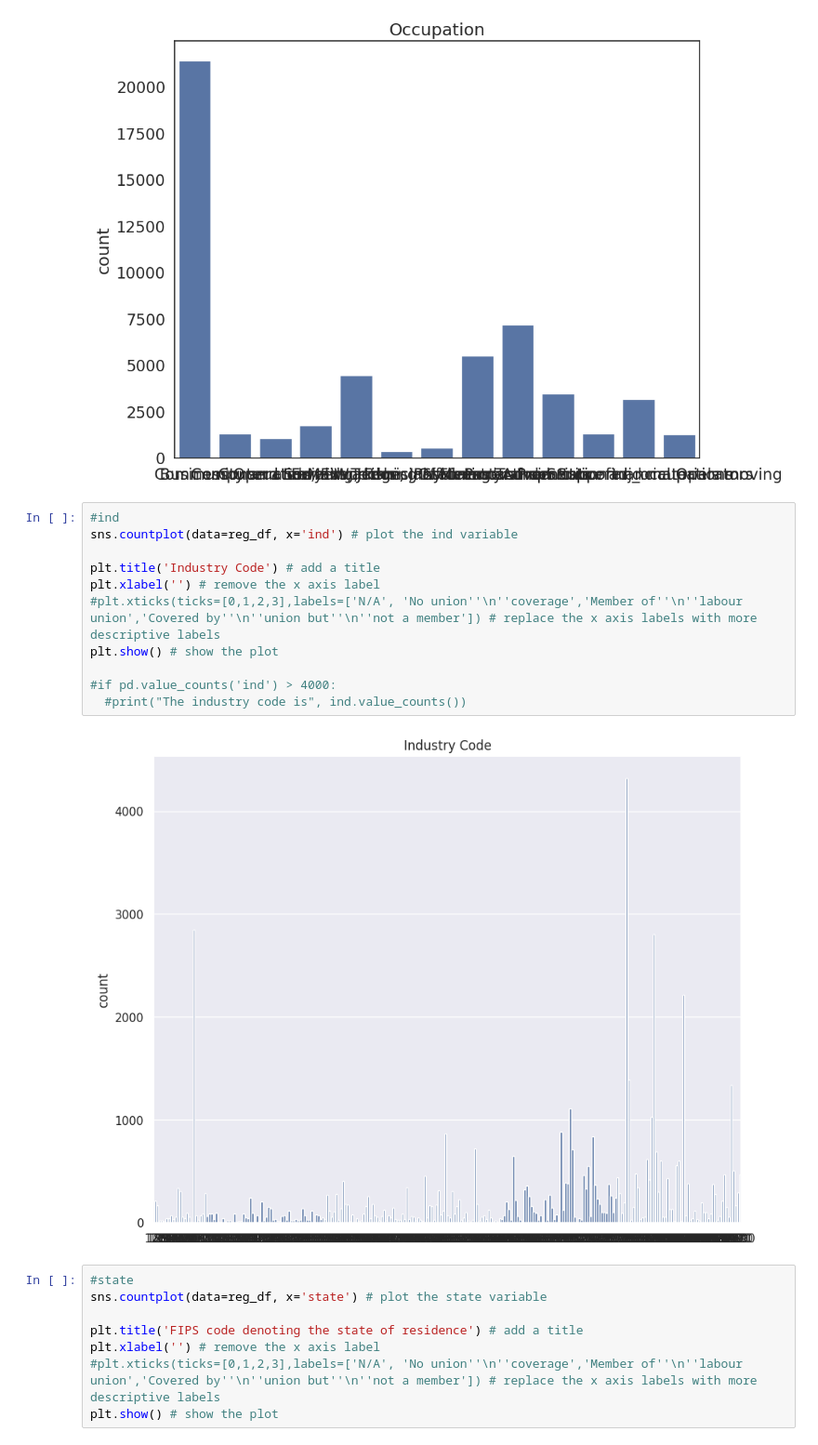
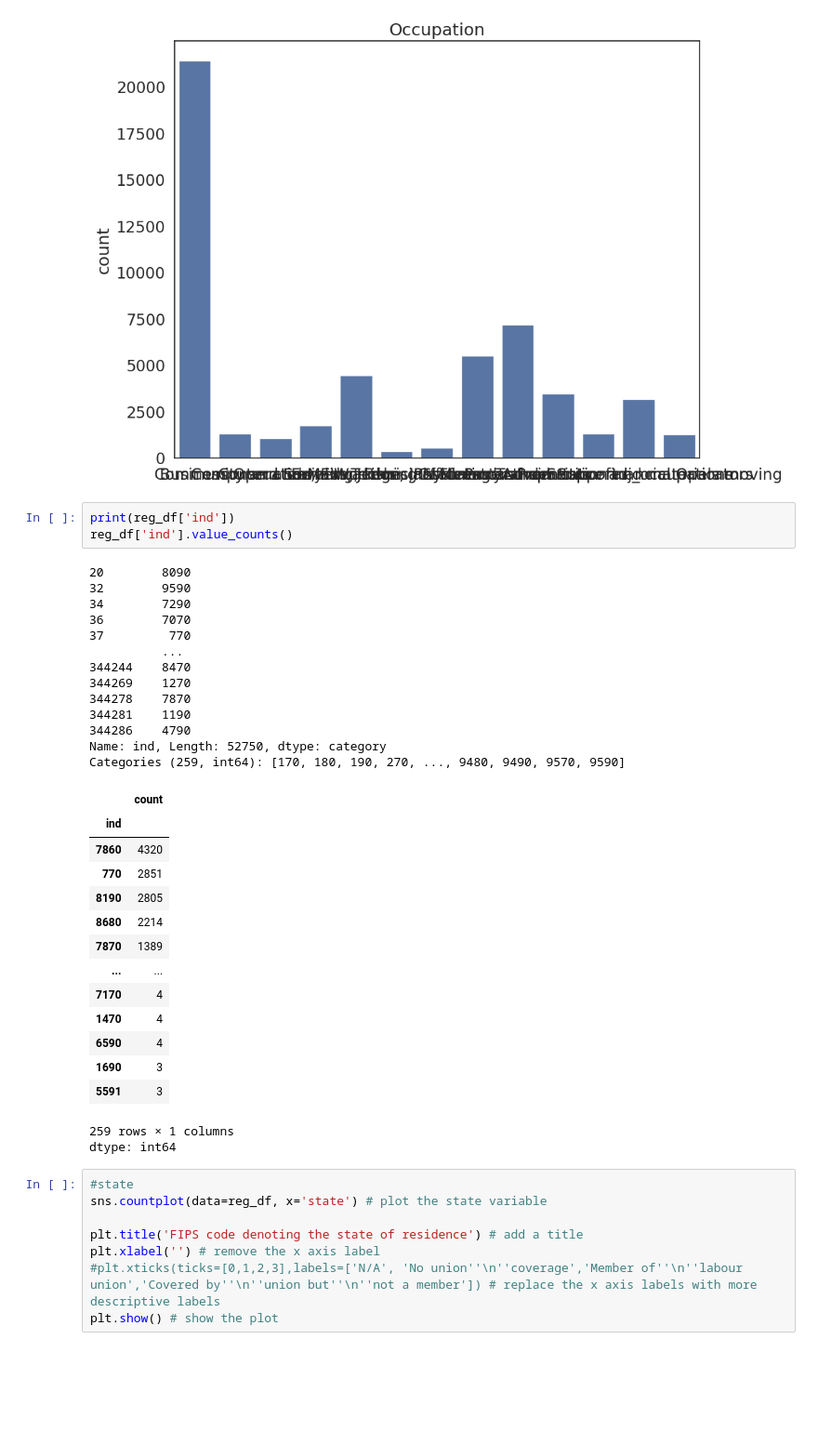
Before and after one commit to j0y03/QM2, a Jupyter notebook: notebooks/W07. Linear Regression.ipynb, the cells around one changed output. Shown at 93% size. Cells and saved outputs as stored; diff of their text form; blank space fills up the shorter version.

```diff
--- a/notebooks/W07. Linear Regression.ipynb
+++ b/notebooks/W07. Linear Regression.ipynb
@@ -194,19 +194,38 @@ plt.xlabel('') # remove the x axis label
 plt.show() # show the plot
 # %% [output]
 [figure]
-# %%
-#ind
-sns.countplot(data=reg_df, x='ind') # plot the ind variable
-
-plt.title('Industry Code') # add a title
-plt.xlabel('') # remove the x axis label
-#plt.xticks(ticks=[0,1,2,3],labels=['N/A', 'No union''\n''coverage','Member of''\n''labour union','Covered by''\n''union but''\n''not a member']) # replace the x axis labels with more descriptive labels
-plt.show() # show the plot
-
-#if pd.value_counts('ind') > 4000:
-  #print("The industry code is", ind.value_counts())
-# %% [output]
-[figure, removed]
+# %%
+print(reg_df['ind'])
+reg_df['ind'].value_counts()
+# %% [output]
+20        8090
+32        9590
+34        7290
+36        7070
+37         770
+          ...
+344244    8470
+344269    1270
+344278    7870
+344281    1190
+344286    4790
+Name: ind, Length: 52750, dtype: category
+Categories (259, int64): [170, 180, 190, 270, ..., 9480, 9490, 9570, 9590]
+|  | count |
+| ind |  |
+| 7860 | 4320 |
+| 770 | 2851 |
+| 8190 | 2805 |
+| 8680 | 2214 |
+| 7870 | 1389 |
+| ... | ... |
+| 7170 | 4 |
+| 1470 | 4 |
+| 6590 | 4 |
+| 1690 | 3 |
+| 5591 | 3 |
+259 rows × 1 columns
+dtype: int64
 # %%
 #state
 sns.countplot(data=reg_df, x='state') # plot the state variable
```
Also changed, not shown: parts of 3 cells of this notebook.
